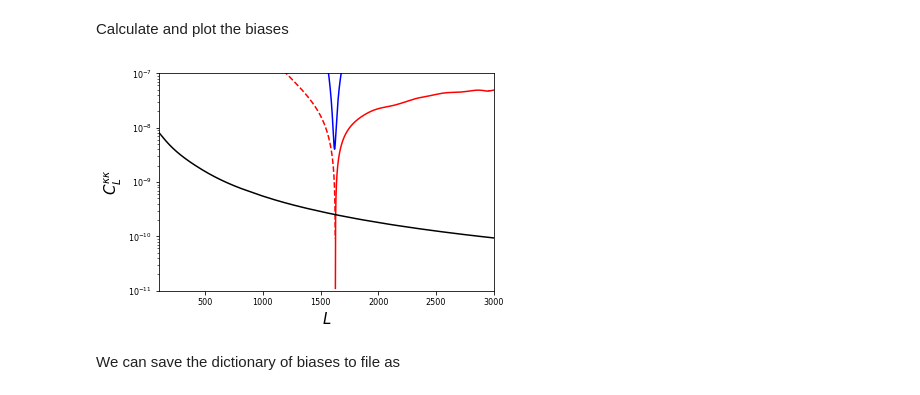
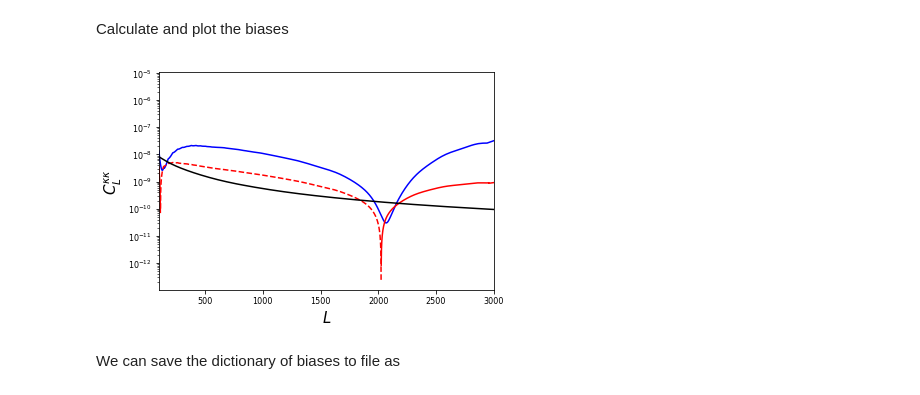
Before and after one commit to abaleato/CosmoBLENDER, a Jupyter notebook: notebooks/example_pipeline.ipynb, the cells around one changed output. Cells and saved outputs as stored; diff of their text form; code cells hidden in the pictures.

```diff
--- a/notebooks/example_pipeline.ipynb
+++ b/notebooks/example_pipeline.ipynb
@@ -38,7 +38,7 @@ SPT_5e15 = qest.experiment(lmax = 3000, massCut_Mvir=5e15, **SPT_properties, **f
 SO_5e15 = qest.experiment(lmax = 3000, massCut_Mvir=5e15, **SO_properties, **fg_cleaning_dict)
 
 # Choose an experiment
-experiment = SO_5e15
+experiment = SPT_5e15
 # %% [markdown]
 One can later inspect the properties by doing
 # %%
@@ -77,7 +77,7 @@ We can also calculate the secondary bispectrum bias though this is considerably
 # %% [markdown]
 Calculate and plot the biases
 # %%
-which_bias = 'cib' # 'tsz' or 'cib' or 'mixed'
+which_bias = 'tsz' # 'tsz' or 'cib' or 'mixed'
 
 # Calculate secondary bispectrum bias? Note that this is a lot slower that the other implemented terms
 get_secondary_bispec_bias = False
@@ -131,35 +131,35 @@ plt.plot(experiment.biases['ells'], scaling * prim_bispec_tot_pos, color='r',lab
 plt.plot(experiment.biases['ells'], scaling * prim_bispec_tot_neg, color='r', ls='--')
 
 if breakdown:
     plt.plot(experiment.biases['ells'], scaling * prim_bispec_1h_pos, color='r', label=r'{} prim. bispec. bias, 1h '.format(which_bias), ls=':')
     plt.plot(experiment.biases['ells'], scaling * prim_bispec_1h_neg, color='r', ls=':')
 
     plt.plot(experiment.biases['ells'], scaling * prim_bispec_2h_pos, color='r', label=r'{} prim. bispec. bias, 2h '.format(which_bias), ls='-.')
     plt.plot(experiment.biases['ells'], scaling * prim_bispec_2h_neg, color='r', ls='-.')
 
 if get_secondary_bispec_bias:
     plt.plot(experiment_2ndarybispec.biases['second_bispec_bias_ells'], scaling_second_bispec_bias * sec_bispec_tot_pos, color='orange',label=r'{} sec. bispec. bias, tot'.format(which_bias))
     plt.plot(experiment_2ndarybispec.biases['second_bispec_bias_ells'], scaling_second_bispec_bias * sec_bispec_tot_neg, color='orange', ls='--')
 
 if breakdown:
     plt.plot(experiment.biases['second_bispec_bias_ells'], scaling_second_bispec_bias * sec_bispec_1h_pos, color='orange', label=r'{} sec. bispec. bias, 1h '.format(which_bias), ls=':')
     plt.plot(experiment.biases['second_bispec_bias_ells'], scaling_second_bispec_bias * sec_bispec_1h_neg, color='orange', ls=':')
 
     #plt.plot(experiment.biases['second_bispec_bias_ells'], scaling_second_bispec_bias * sec_bispec_2h_pos, color='gold', label=r'{} sec. bispec. bias, 2h '.format(which_bias), ls='-.')
     #plt.plot(experiment.biases['second_bispec_bias_ells'], scaling_second_bispec_bias * sec_bispec_2h_neg, color='gold', ls='-.')
 
 plt.plot(experiment.cl_unl.ls, 0.05* experiment.cl_unl.ls**4 * experiment.cl_unl.clpp /4.,'k')
 plt.yscale('log')
 plt.ylabel(r'$C_L^{\kappa\kappa}$',fontsize=15)
 plt.xlabel(r'$L$',fontsize=15)
 plt.xlim([100,3000])
-plt.ylim([1e-11,1e-7])
+#plt.ylim([1e-11,1e-7])
 
 ax = plt.gca()
 ax.tick_params(axis='both', which='major', labelsize=8)
 ax.tick_params(axis='both', which='minor', labelsize=8)
 # %% [output]
-[figure, old version]
+[figure, new version]
 # %% [markdown]
 We can save the dictionary of biases to file as
 # %%
```
Also changed, not shown: parts of 1 cell of this notebook, 3 other files.
